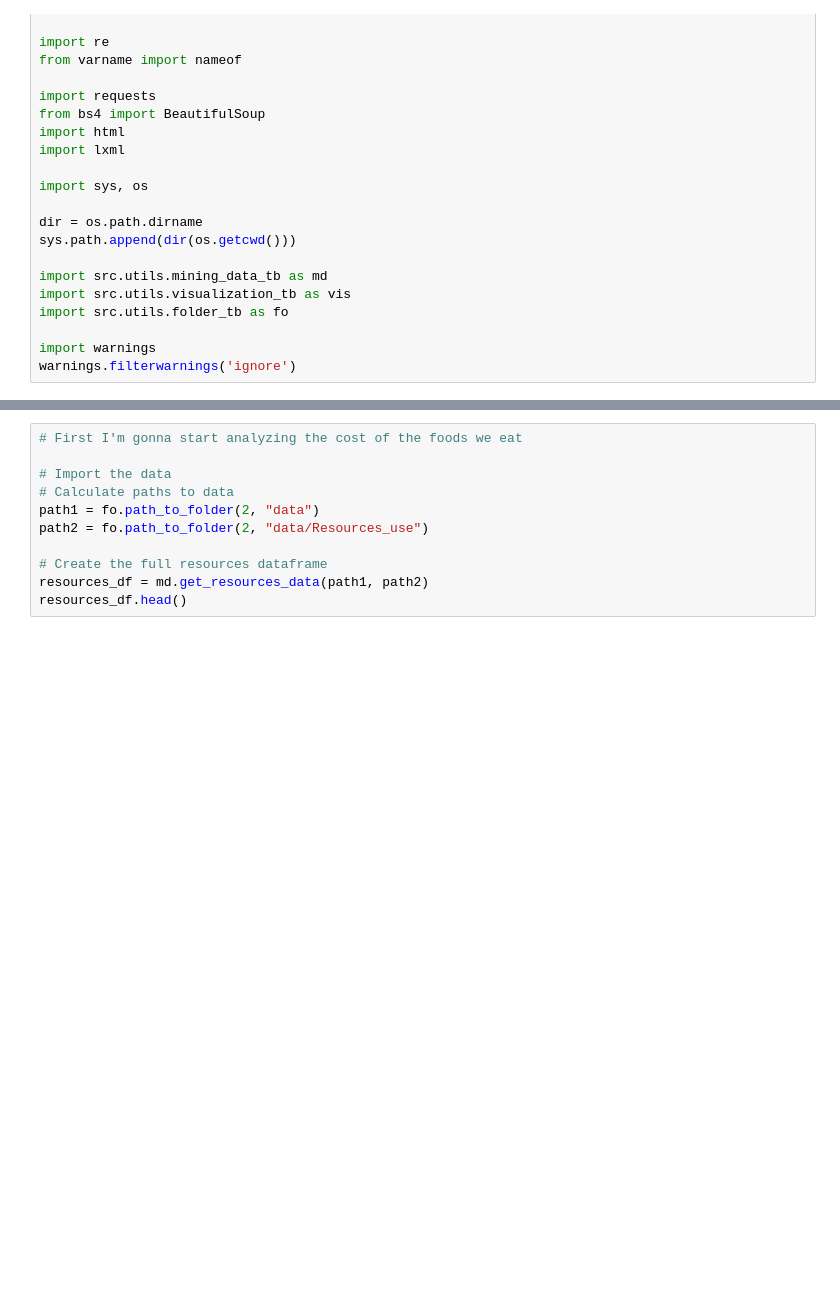
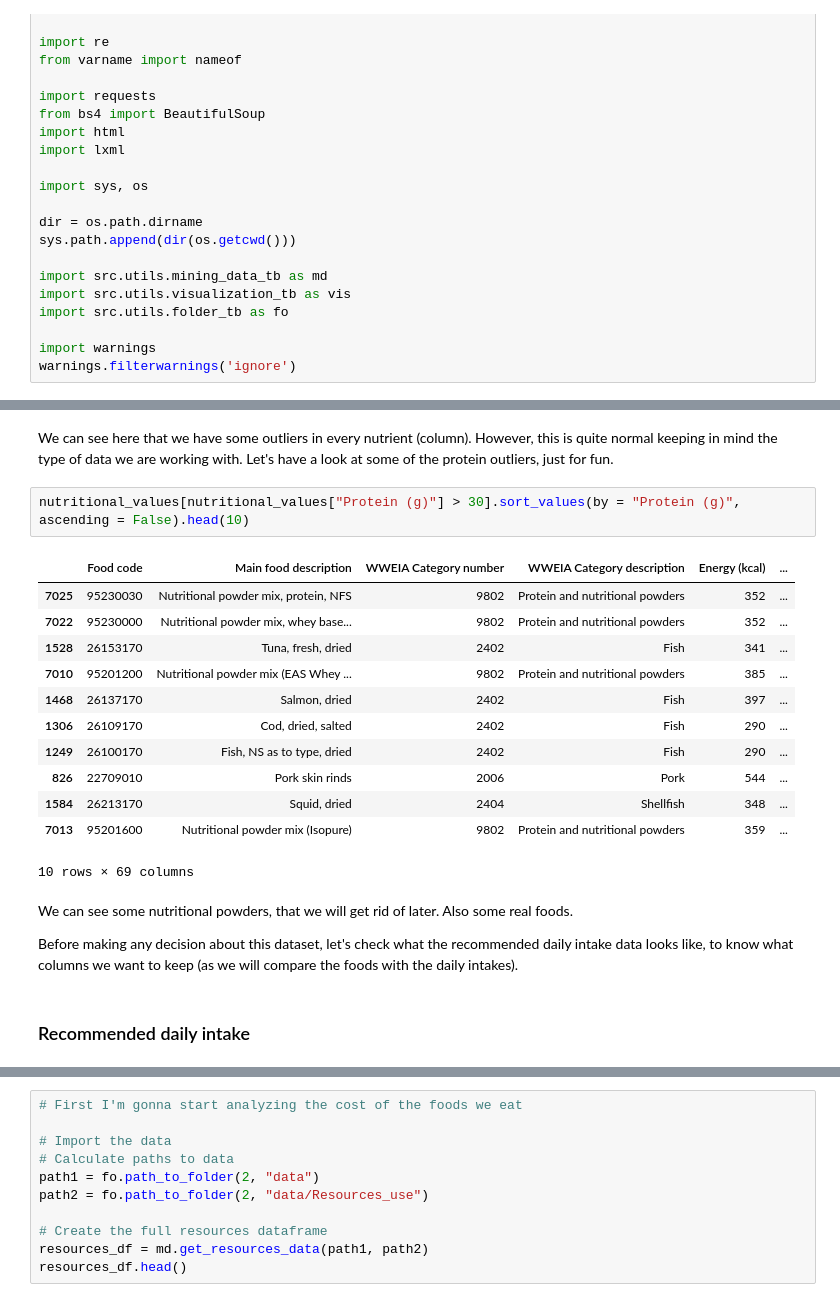
Before and after one commit to Jasc94/thebridge, a Jupyter notebook: 0_Project_EDA/src/main.ipynb, the cells around one changed output, grey strips where cells are left out. Cells and saved outputs as stored; diff of their text form; blank space fills up the shorter version.

```diff
--- a/0_Project_EDA/src/main.ipynb
+++ b/0_Project_EDA/src/main.ipynb
@@ -45,0 +234,23 @@ There are two datasets:
+# %% [markdown]
+We can see here that we have some outliers in every nutrient (column). However, this is quite normal keeping in mind the type of data we are working with. Let's have a look at some of the protein outliers, just for fun.
+# %%
+nutritional_values[nutritional_values["Protein (g)"] > 30].sort_values(by = "Protein (g)", ascending = False).head(10)
+# %% [output]
+|  | Food code | Main food description | WWEIA Category number | WWEIA Category description | Energy (kcal) | ... |
+| 7025 | 95230030 | Nutritional powder mix, protein, NFS | 9802 | Protein and nutritional powders | 352 | ... |
+| 7022 | 95230000 | Nutritional powder mix, whey base... | 9802 | Protein and nutritional powders | 352 | ... |
+| 1528 | 26153170 | Tuna, fresh, dried | 2402 | Fish | 341 | ... |
+| 7010 | 95201200 | Nutritional powder mix (EAS Whey ... | 9802 | Protein and nutritional powders | 385 | ... |
+| 1468 | 26137170 | Salmon, dried | 2402 | Fish | 397 | ... |
+| 1306 | 26109170 | Cod, dried, salted | 2402 | Fish | 290 | ... |
+| 1249 | 26100170 | Fish, NS as to type, dried | 2402 | Fish | 290 | ... |
+| 826 | 22709010 | Pork skin rinds | 2006 | Pork | 544 | ... |
+| 1584 | 26213170 | Squid, dried | 2404 | Shellfish | 348 | ... |
+| 7013 | 95201600 | Nutritional powder mix (Isopure) | 9802 | Protein and nutritional powders | 359 | ... |
+10 rows × 69 columns
+# %% [markdown]
+We can see some nutritional powders, that we will get rid of later. Also some real foods.
+
+Before making any decision about this dataset, let's check what the recommended daily intake data looks like, to know what columns we want to keep (as we will compare the foods with the daily intakes).
+# %% [markdown]
+### Recommended daily intake
```
Also changed, not shown: parts of 28 cells of this notebook, 16 other files.
